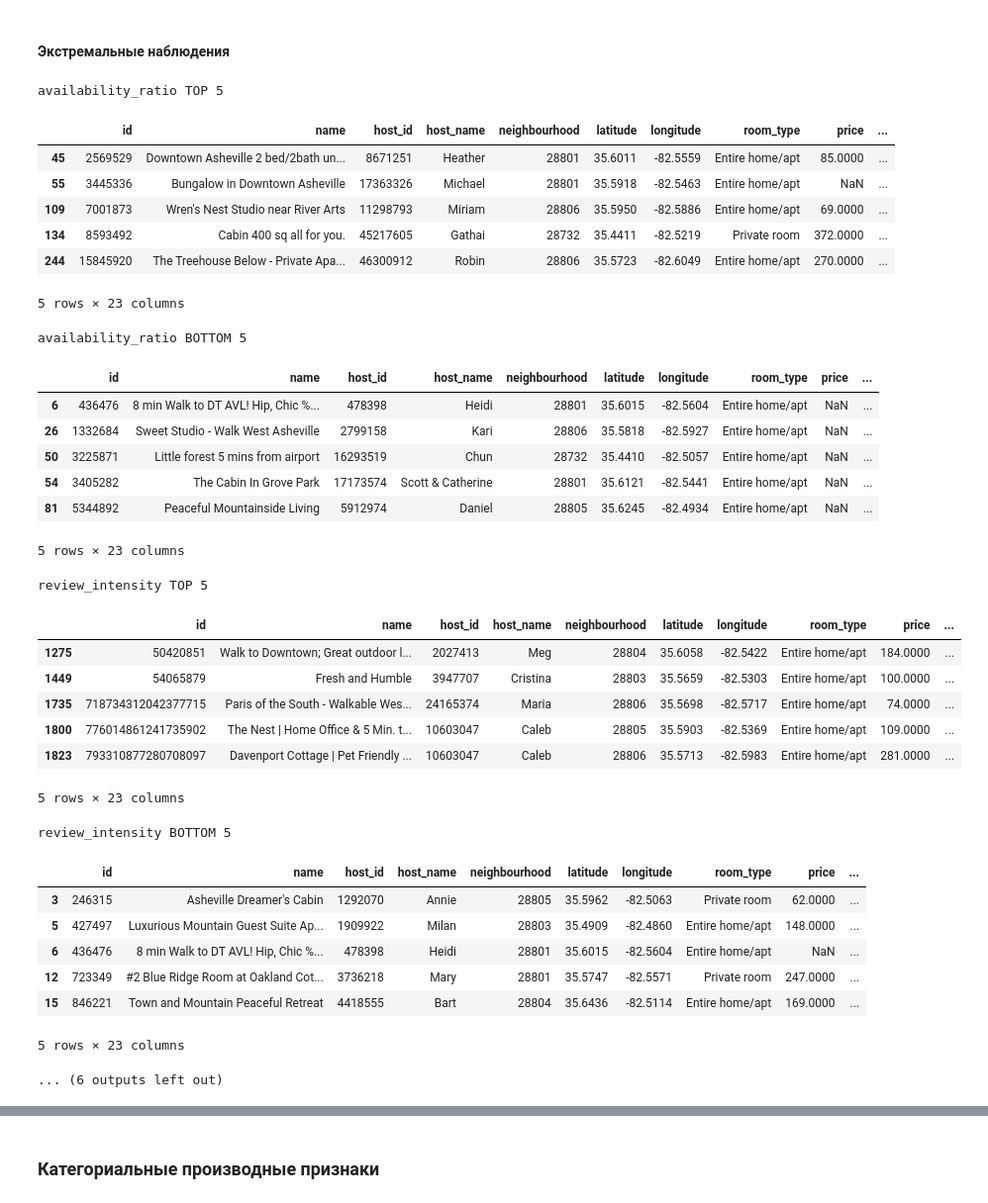
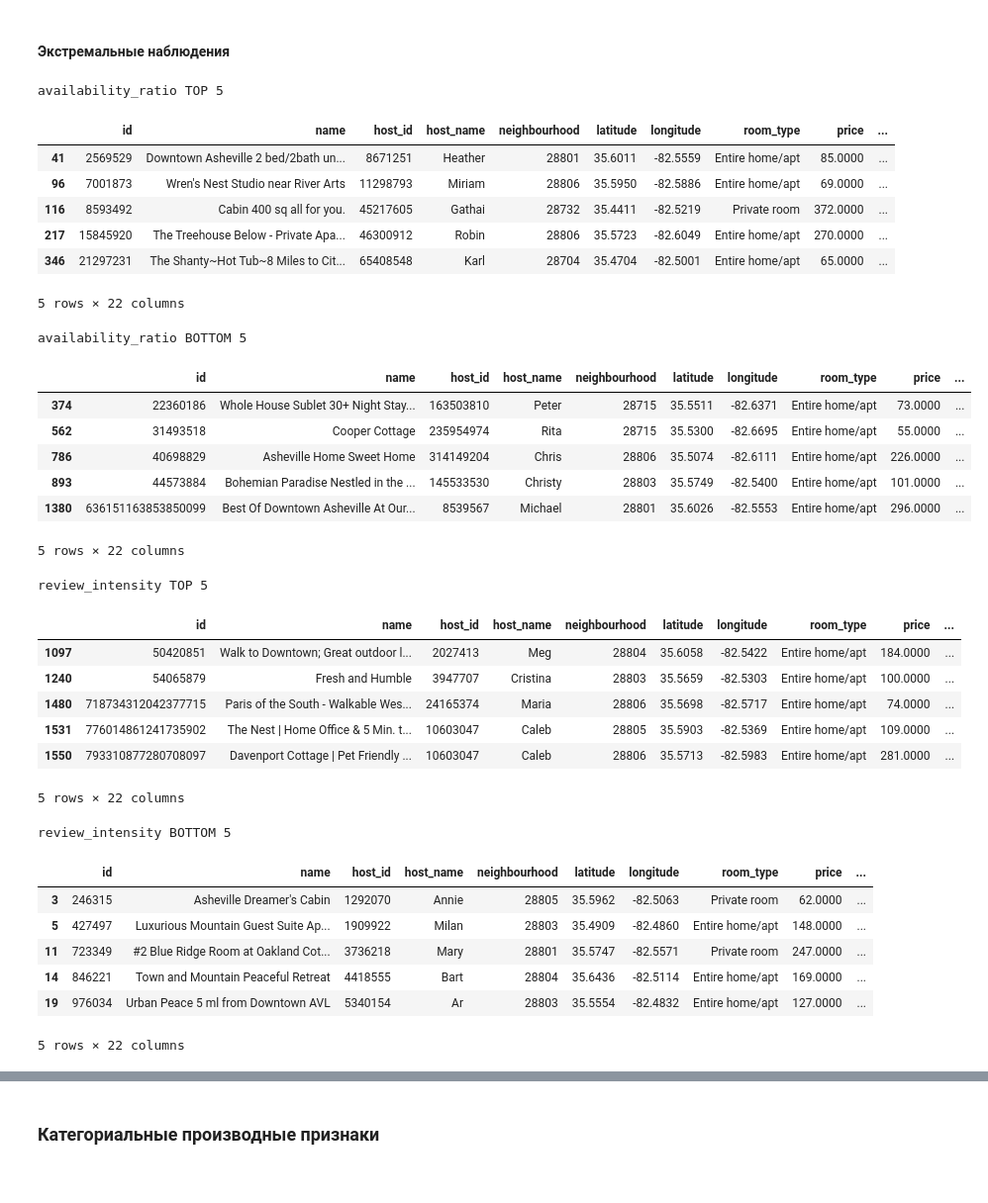
Before and after one commit to nikzhilin/exploratory-analytics, a Jupyter notebook: projects/airbnb_asheville_eda/notebooks/05_derived_feature_analysis.ipynb, the cells around one changed output, grey strips where cells are left out. Shown at 99% size. Drawn from its saved outputs; the diff is of its cells as text; code cells hidden in the pictures.

```diff
--- a/projects/airbnb_asheville_eda/notebooks/05_derived_feature_analysis.ipynb
+++ b/projects/airbnb_asheville_eda/notebooks/05_derived_feature_analysis.ipynb
@@ -92,48 +90,46 @@ listings[NUMERIC_COLUMNS].describe()
 # %%
 for col in [
     "availability_ratio",
     "review_intensity",
-    "log_price",
 ]:
     print(f"\n{col} TOP 5")
     display(listings.nlargest(5, col))
 
     print(f"{col} BOTTOM 5")
     display(listings.nsmallest(5, col))
 # %% [output]
 availability_ratio TOP 5
 |  | id | name | host_id | host_name | neighbourhood | latitude | longitude | room_type | price | ... |
-| 45 | 2569529 | Downtown Asheville 2 bed/2bath un... | 8671251 | Heather | 28801 | 35.6011 | -82.5559 | Entire home/apt | 85.0000 | ... |
-| 55 | 3445336 | Bungalow in Downtown Asheville | 17363326 | Michael | 28801 | 35.5918 | -82.5463 | Entire home/apt | NaN | ... |
-| 109 | 7001873 | Wren's Nest Studio near River Arts | 11298793 | Miriam | 28806 | 35.5950 | -82.5886 | Entire home/apt | 69.0000 | ... |
-| 134 | 8593492 | Cabin 400 sq all for you. | 45217605 | Gathai | 28732 | 35.4411 | -82.5219 | Private room | 372.0000 | ... |
-| 244 | 15845920 | The Treehouse Below - Private Apa... | 46300912 | Robin | 28806 | 35.5723 | -82.6049 | Entire home/apt | 270.0000 | ... |
+| 41 | 2569529 | Downtown Asheville 2 bed/2bath un... | 8671251 | Heather | 28801 | 35.6011 | -82.5559 | Entire home/apt | 85.0000 | ... |
+| 96 | 7001873 | Wren's Nest Studio near River Arts | 11298793 | Miriam | 28806 | 35.5950 | -82.5886 | Entire home/apt | 69.0000 | ... |
+| 116 | 8593492 | Cabin 400 sq all for you. | 45217605 | Gathai | 28732 | 35.4411 | -82.5219 | Private room | 372.0000 | ... |
+| 217 | 15845920 | The Treehouse Below - Private Apa... | 46300912 | Robin | 28806 | 35.5723 | -82.6049 | Entire home/apt | 270.0000 | ... |
+| 346 | 21297231 | The Shanty~Hot Tub~8 Miles to Cit... | 65408548 | Karl | 28704 | 35.4704 | -82.5001 | Entire home/apt | 65.0000 | ... |
-5 rows × 23 columns
+5 rows × 22 columns
 availability_ratio BOTTOM 5
 |  | id | name | host_id | host_name | neighbourhood | latitude | longitude | room_type | price | ... |
-| 6 | 436476 | 8 min Walk to DT AVL! Hip, Chic %... | 478398 | Heidi | 28801 | 35.6015 | -82.5604 | Entire home/apt | NaN | ... |
-| 26 | 1332684 | Sweet Studio - Walk West Asheville | 2799158 | Kari | 28806 | 35.5818 | -82.5927 | Entire home/apt | NaN | ... |
-| 50 | 3225871 | Little forest 5 mins from airport | 16293519 | Chun | 28732 | 35.4410 | -82.5057 | Entire home/apt | NaN | ... |
-| 54 | 3405282 | The Cabin In Grove Park | 17173574 | Scott & Catherine | 28801 | 35.6121 | -82.5441 | Entire home/apt | NaN | ... |
-| 81 | 5344892 | Peaceful Mountainside Living | 5912974 | Daniel | 28805 | 35.6245 | -82.4934 | Entire home/apt | NaN | ... |
+| 374 | 22360186 | Whole House Sublet 30+ Night Stay... | 163503810 | Peter | 28715 | 35.5511 | -82.6371 | Entire home/apt | 73.0000 | ... |
+| 562 | 31493518 | Cooper Cottage | 235954974 | Rita | 28715 | 35.5300 | -82.6695 | Entire home/apt | 55.0000 | ... |
+| 786 | 40698829 | Asheville Home Sweet Home | 314149204 | Chris | 28806 | 35.5074 | -82.6111 | Entire home/apt | 226.0000 | ... |
+| 893 | 44573884 | Bohemian Paradise Nestled in the ... | 145533530 | Christy | 28803 | 35.5749 | -82.5400 | Entire home/apt | 101.0000 | ... |
+| 1380 | 636151163853850099 | Best Of Downtown Asheville At Our... | 8539567 | Michael | 28801 | 35.6026 | -82.5553 | Entire home/apt | 296.0000 | ... |
-5 rows × 23 columns
+5 rows × 22 columns
 review_intensity TOP 5
 |  | id | name | host_id | host_name | neighbourhood | latitude | longitude | room_type | price | ... |
-| 1275 | 50420851 | Walk to Downtown; Great outdoor l... | 2027413 | Meg | 28804 | 35.6058 | -82.5422 | Entire home/apt | 184.0000 | ... |
-| 1449 | 54065879 | Fresh and Humble | 3947707 | Cristina | 28803 | 35.5659 | -82.5303 | Entire home/apt | 100.0000 | ... |
-| 1735 | 718734312042377715 | Paris of the South - Walkable Wes... | 24165374 | Maria | 28806 | 35.5698 | -82.5717 | Entire home/apt | 74.0000 | ... |
-| 1800 | 776014861241735902 | The Nest | Home Office & 5 Min. t... | 10603047 | Caleb | 28805 | 35.5903 | -82.5369 | Entire home/apt | 109.0000 | ... |
-| 1823 | 793310877280708097 | Davenport Cottage | Pet Friendly ... | 10603047 | Caleb | 28806 | 35.5713 | -82.5983 | Entire home/apt | 281.0000 | ... |
+| 1097 | 50420851 | Walk to Downtown; Great outdoor l... | 2027413 | Meg | 28804 | 35.6058 | -82.5422 | Entire home/apt | 184.0000 | ... |
+| 1240 | 54065879 | Fresh and Humble | 3947707 | Cristina | 28803 | 35.5659 | -82.5303 | Entire home/apt | 100.0000 | ... |
+| 1480 | 718734312042377715 | Paris of the South - Walkable Wes... | 24165374 | Maria | 28806 | 35.5698 | -82.5717 | Entire home/apt | 74.0000 | ... |
+| 1531 | 776014861241735902 | The Nest | Home Office & 5 Min. t... | 10603047 | Caleb | 28805 | 35.5903 | -82.5369 | Entire home/apt | 109.0000 | ... |
+| 1550 | 793310877280708097 | Davenport Cottage | Pet Friendly ... | 10603047 | Caleb | 28806 | 35.5713 | -82.5983 | Entire home/apt | 281.0000 | ... |
-5 rows × 23 columns
+5 rows × 22 columns
 review_intensity BOTTOM 5
 |  | id | name | host_id | host_name | neighbourhood | latitude | longitude | room_type | price | ... |
 | 3 | 246315 | Asheville Dreamer's Cabin | 1292070 | Annie | 28805 | 35.5962 | -82.5063 | Private room | 62.0000 | ... |
 | 5 | 427497 | Luxurious Mountain Guest Suite Ap... | 1909922 | Milan | 28803 | 35.4909 | -82.4860 | Entire home/apt | 148.0000 | ... |
-| 6 | 436476 | 8 min Walk to DT AVL! Hip, Chic %... | 478398 | Heidi | 28801 | 35.6015 | -82.5604 | Entire home/apt | NaN | ... |
-| 12 | 723349 | #2 Blue Ridge Room at Oakland Cot... | 3736218 | Mary | 28801 | 35.5747 | -82.5571 | Private room | 247.0000 | ... |
-| 15 | 846221 | Town and Mountain Peaceful Retreat | 4418555 | Bart | 28804 | 35.6436 | -82.5114 | Entire home/apt | 169.0000 | ... |
+| 11 | 723349 | #2 Blue Ridge Room at Oakland Cot... | 3736218 | Mary | 28801 | 35.5747 | -82.5571 | Private room | 247.0000 | ... |
+| 14 | 846221 | Town and Mountain Peaceful Retreat | 4418555 | Bart | 28804 | 35.6436 | -82.5114 | Entire home/apt | 169.0000 | ... |
+| 19 | 976034 | Urban Peace 5 ml from Downtown AVL | 5340154 | Ar | 28803 | 35.5554 | -82.4832 | Entire home/apt | 127.0000 | ... |
-5 rows × 23 columns
+5 rows × 22 columns
-... (6 outputs left out)
 # %% [markdown]
 Экстремумы показывают три разных типа поведения.
 `availability_ratio` принимает значения от полной недоступности до доступности весь год;
```
Also changed, not shown: parts of 9 cells of this notebook, 8 other files.
